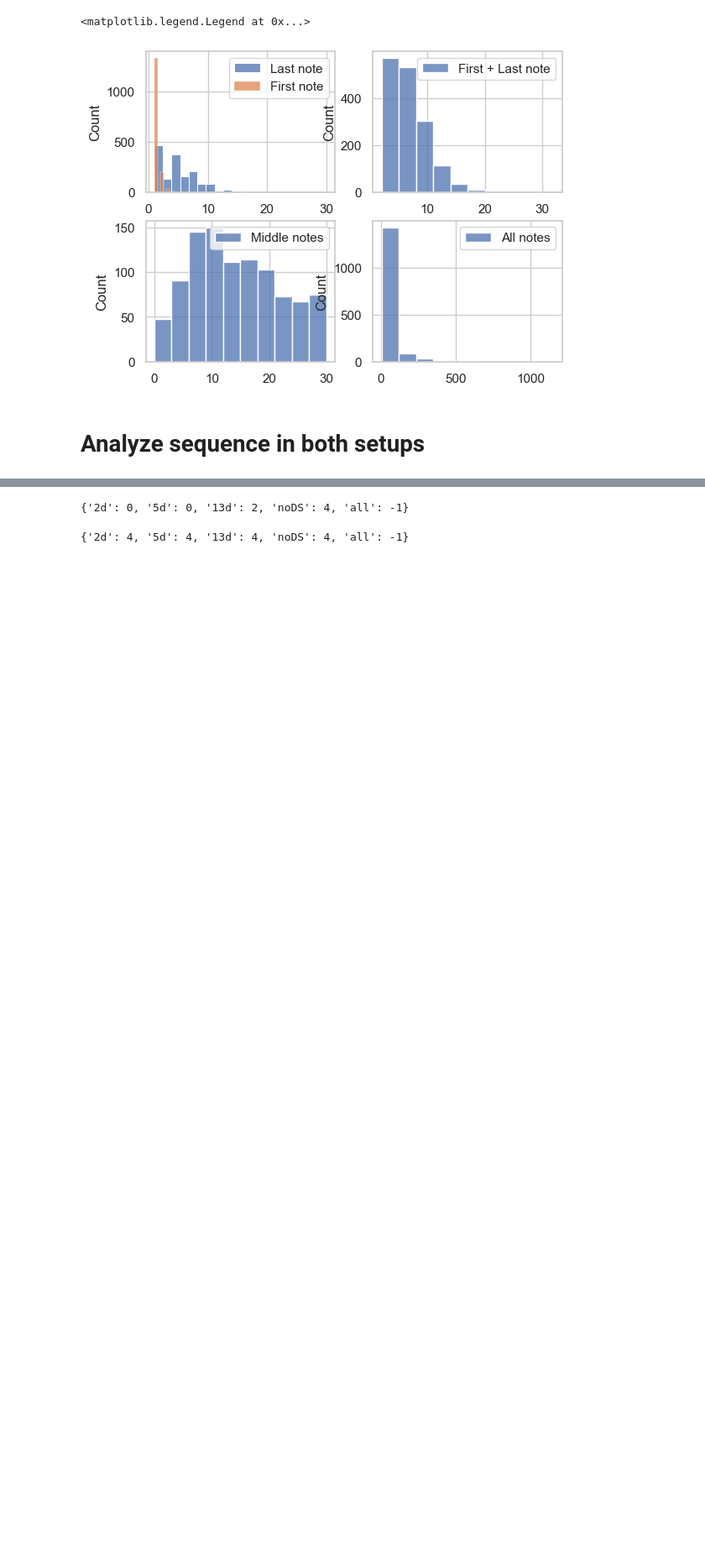
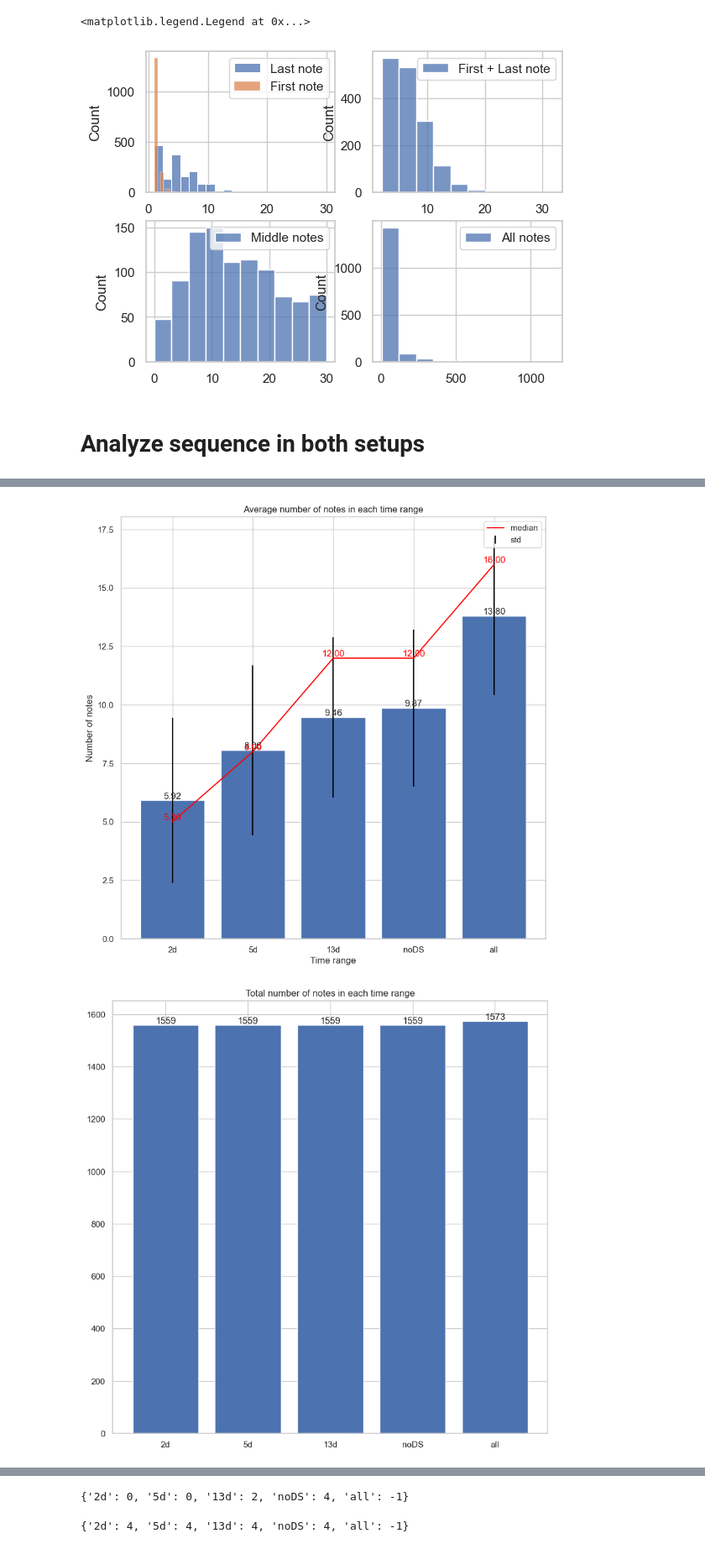
Before and after one commit to mireiahernandez/icd-continuous-prediction, a Jupyter notebook: temporal_data_analysis.ipynb, the cells around one changed output, grey strips where cells are left out. Shown: that part at 84% size. Cells and saved outputs as stored; diff of their text form; code cells hidden in the pictures; blank space fills up the shorter version.

```diff
--- a/temporal_data_analysis.ipynb
+++ b/temporal_data_analysis.ipynb
@@ -383,0 +455,5 @@ validation_set_latest =  get_dataset(notes_agg_df, "VALIDATION", tokenizer = tok
+# %%
+plot_temporal_dist(notes_length_uniform_l, num_samples_uniform_l)
+# %% [output]
+[figure, added]
+[figure, added]
```
Also changed, not shown: parts of 9 cells of this notebook.
